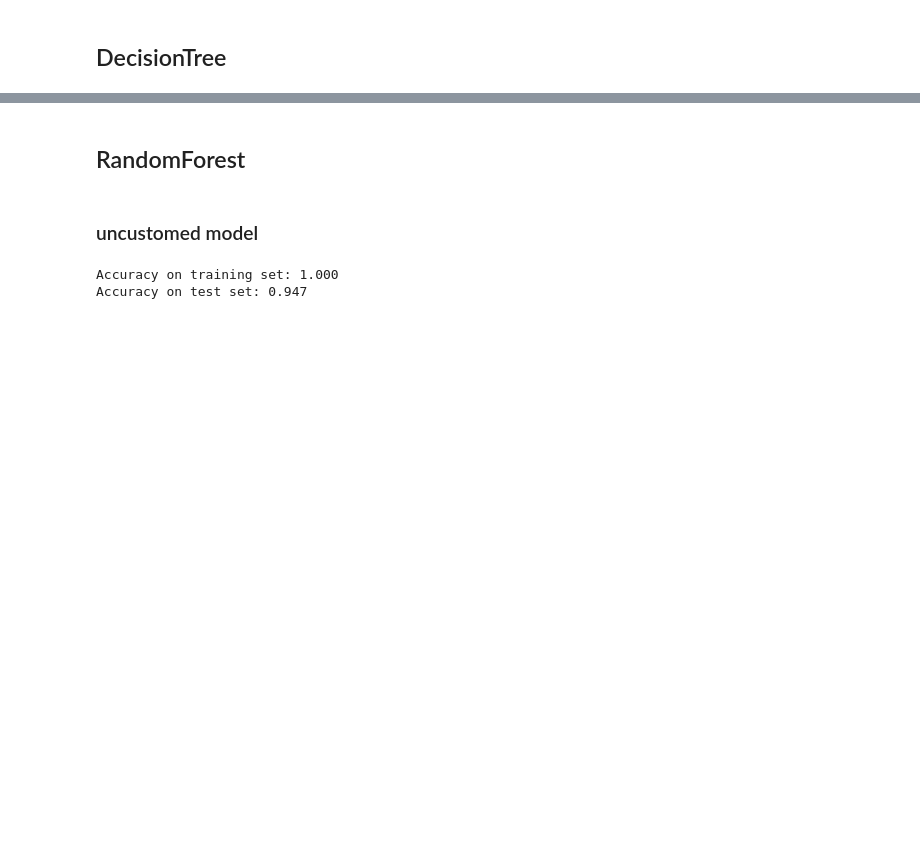
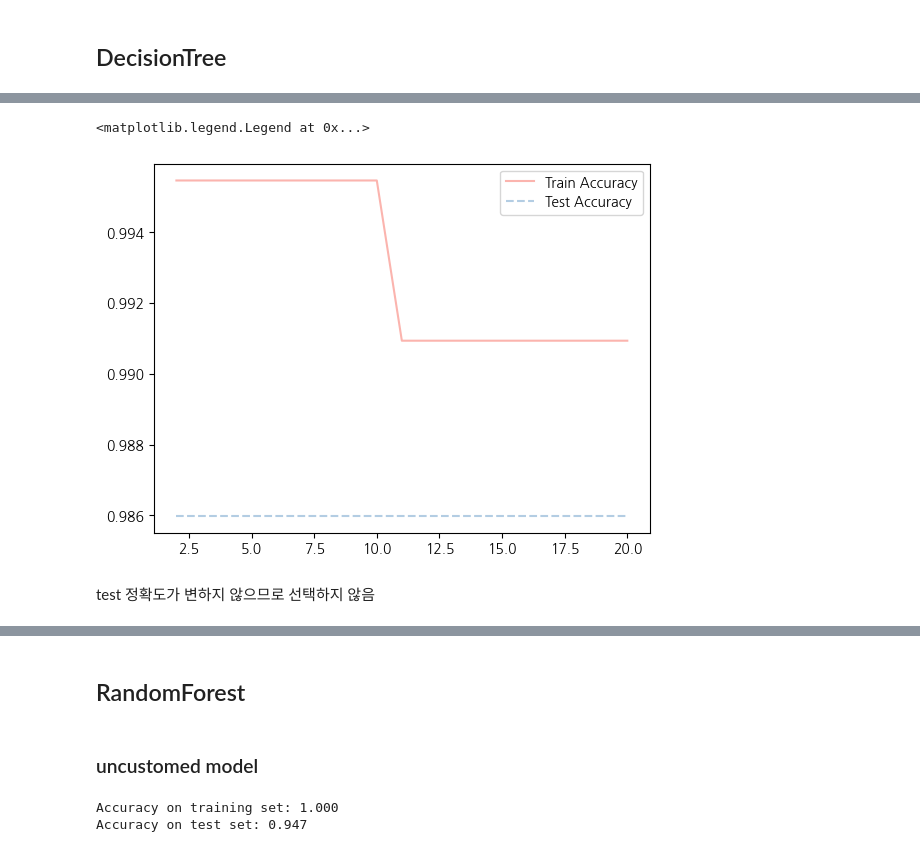
Before and after one commit to Seojiii/c4_car_project, a Jupyter notebook: 0312_scale_total_sg.ipynb, the cells around one changed output, grey strips where cells are left out. Drawn from its saved outputs; the diff is of its cells as text; code cells hidden in the pictures; blank space fills up the shorter version.

```diff
--- a/0312_scale_total_sg.ipynb
+++ b/0312_scale_total_sg.ipynb
@@ -926,0 +1880,12 @@ display("Scaled 연속형+ 원래 범주형...회귀분석용(표준화 회귀
+# %%
+tree_low = DecisionTreeClassifier(max_depth = 7)
+tree_low.fit(df_train_x_rd, df_train_y)
+
+# 트리 모델을 tree_low.dot 파일로 저장. (목표변수 레이블 지정(class_names):0-Good,1-Bad)
+export_graphviz(tree_low, out_file="tree_low.dot", class_names = ["Good", "Bad"],
+                feature_names = v_feature_name, impurity = True, filled = True)
+
+# 트리 결과 시각화
+with open("tree_low.dot") as f:
+    dot_graph = f.read()
+display(graphviz.Source(dot_graph))
@@ -926,0 +1896,16 @@ display("Scaled 연속형+ 원래 범주형...회귀분석용(표준화 회귀
+# %%
+train_accuracy = []; test_accuracy = []
+# min_samples_split: 분할하기 위한 노드의 최소 샘플 수
+para_split = [n_split for n_split in range(2, 21)]
+
+for v_min_samples_split in para_split:
+    tree = DecisionTreeClassifier(min_samples_split = v_min_samples_split, max_depth=7)
+    tree.fit(df_train_x_rd, df_train_y)
+    train_accuracy.append(tree.score(df_train_x_rd, df_train_y))
+    test_accuracy.append(tree.score(df_test_x_rd, df_test_y))
+
+# 데이터 테이블로 저장
+df_accuracy_split = pd.DataFrame()
+df_accuracy_split["MinSamplesSplit"] = para_split
+df_accuracy_split["TrainAccuracy"] = train_accuracy
+df_accuracy_split["TestAccuracy"] = test_accuracy
@@ -926,0 +1932,9 @@ display("Scaled 연속형+ 원래 범주형...회귀분석용(표준화 회귀
+# %%
+plt.plot(para_split, train_accuracy, linestyle = "-", label = "Train Accuracy")
+plt.plot(para_split, test_accuracy, linestyle = "--", label = "Test Accuracy")
+plt.legend()
+# %% [output]
+<matplotlib.legend.Legend at 0x...>
+[figure, added]
+# %% [markdown]
+test 정확도가 변하지 않으므로 선택하지 않음
```
Also changed, not shown: parts of 86 cells of this notebook.
